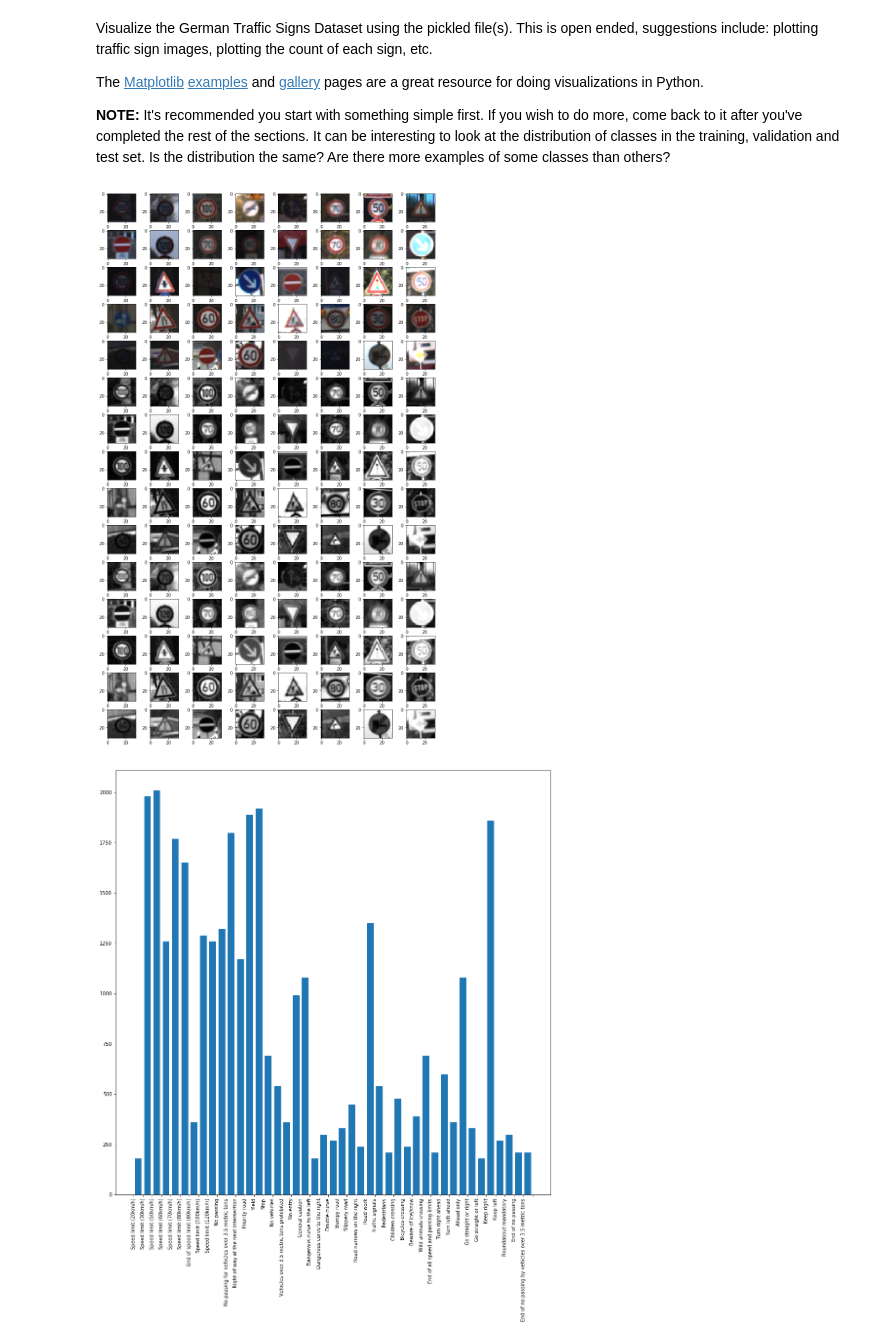
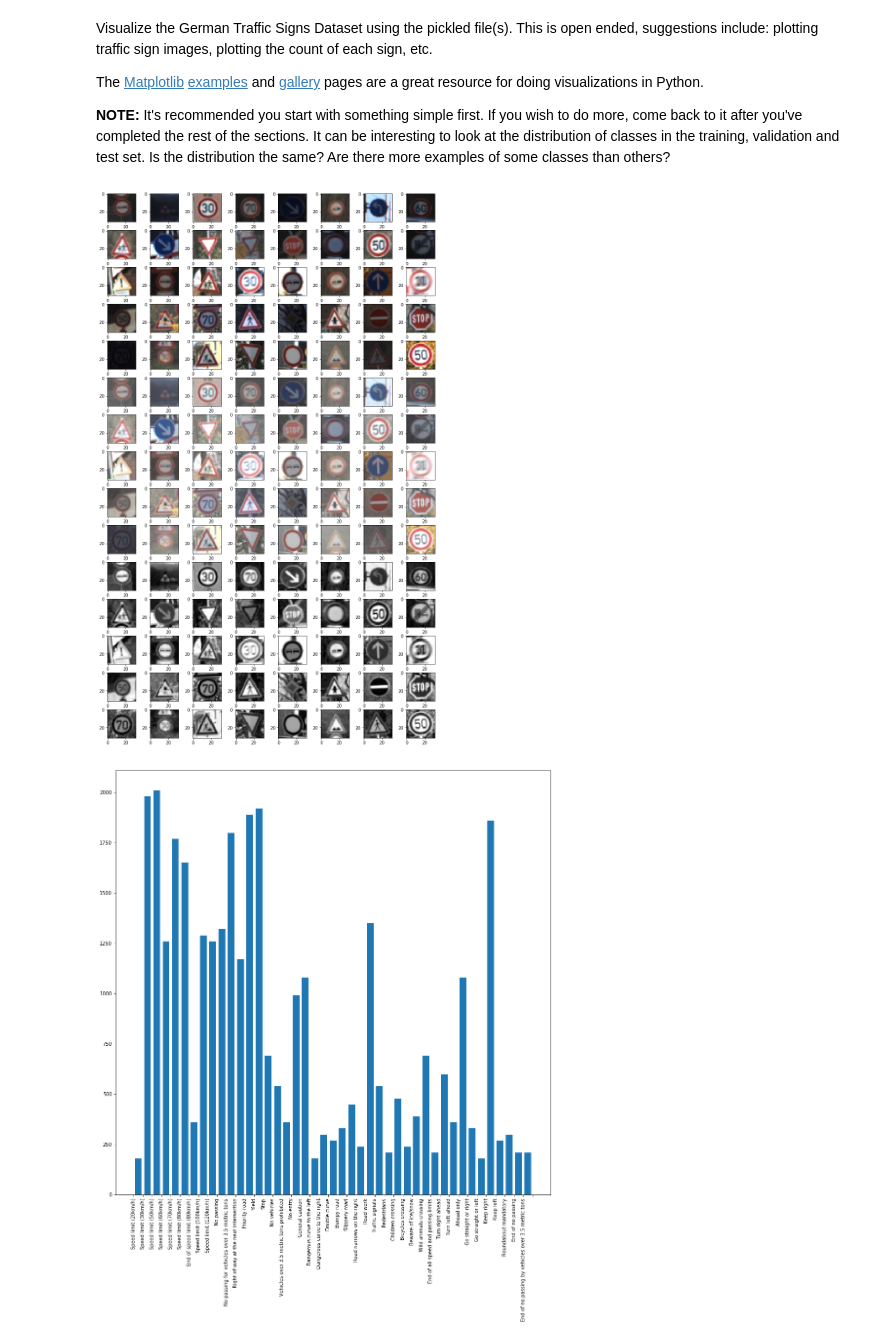
Before and after one commit to gonzaloruizdevilla/CarND-Traffic-Sign-Classifier-Project, a Jupyter notebook: Traffic_Sign_Classifier.ipynb, the cells around one changed output. Cells and saved outputs as stored; diff of their text form; code cells hidden in the pictures.

```diff
--- a/Traffic_Sign_Classifier.ipynb
+++ b/Traffic_Sign_Classifier.ipynb
@@ -140,26 +144,26 @@ def to_gray(img):
 # %%
 import numpy as np
 
 plt.figure(figsize=[14,24]) # set image size
 plt.subplots_adjust(wspace = 0.5)# set distance between the subplots
 
 indices = np.arange(len(X_train_orig))
 rnd_indices = np.random.choice(indices, size=40)
 
 
 
 for i, image in enumerate(X_train_orig[rnd_indices]):
     plt.subplot(15,8,i+1)
     imgplot = plt.imshow(image)
     plt.subplot(15,8,40+i+1)
     #imgplot = plt.imshow(to_gray(adjust_gamma(image, gamma=2)), cmap="gray")
-    imgplot = plt.imshow(to_gray(image), cmap="gray")
+    imgplot = plt.imshow(adjust_gamma(image,2))
     plt.subplot(15,8,80+i+1)
     #imgplot = plt.imshow(to_gray(adjust_gamma(image, gamma=2)), cmap="gray")
     imgplot = plt.imshow(adjust_gamma(to_gray(image), gamma=2), cmap="gray")
 plt.show()
 # %% [output]
-[figure, old version]
+[figure, new version]
 # %%
 
 # histogram of label frequency
```
Also changed, not shown: parts of 15 cells of this notebook, 10 other files.
